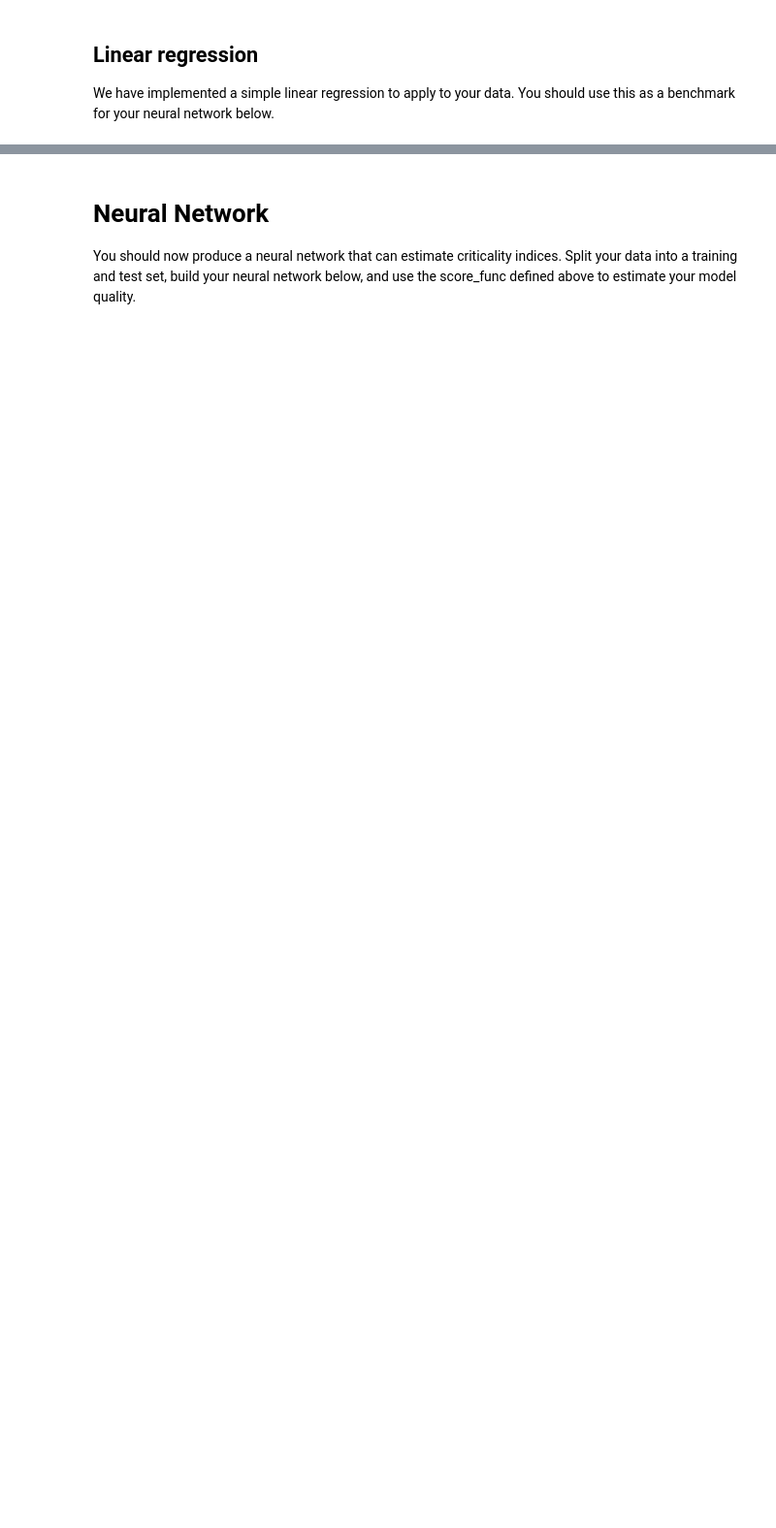
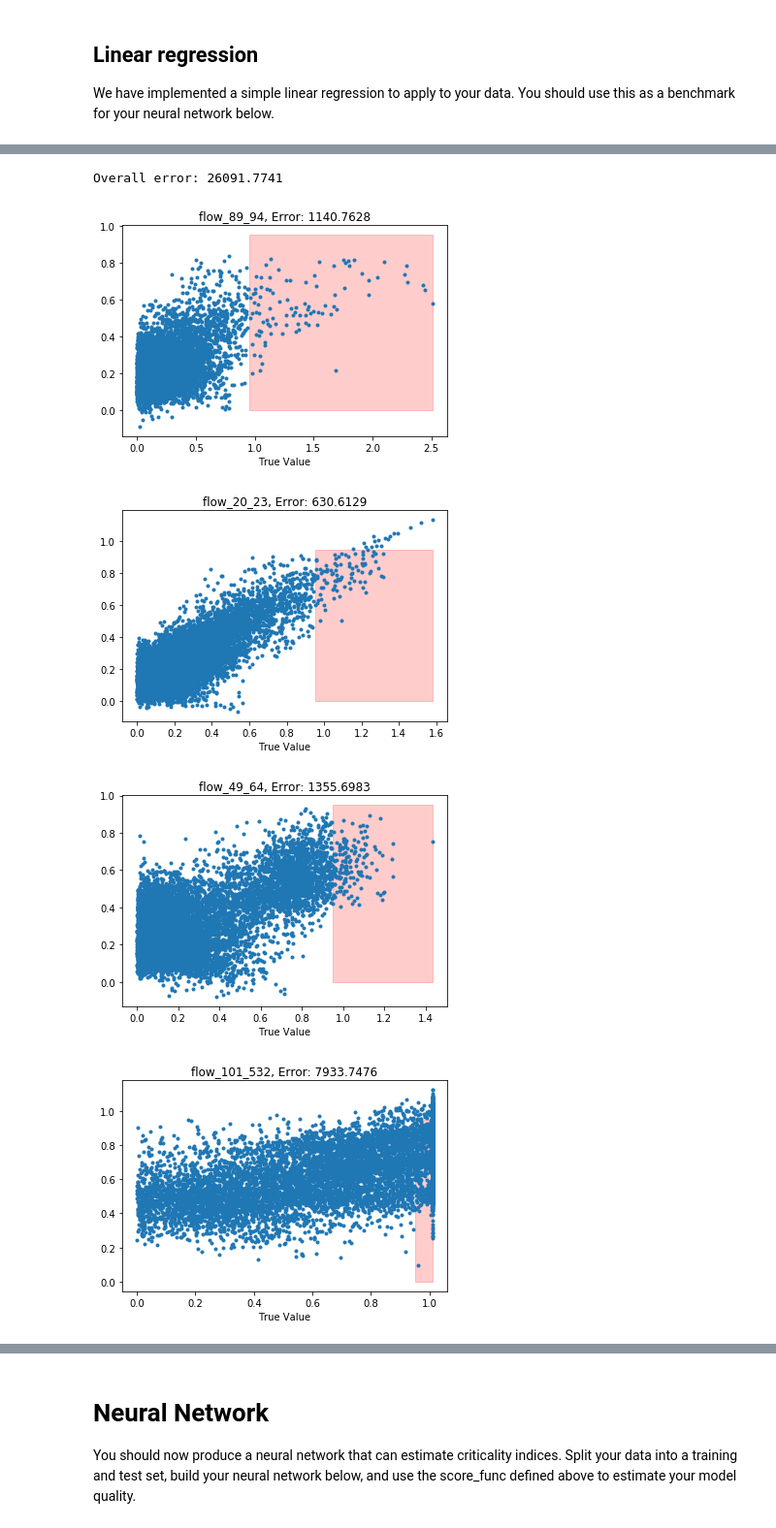
Before and after one commit to pmierzwa/intelligentSystemsDeliverable3, a Jupyter notebook: HI3_modeling.ipynb, the cells around one changed output, grey strips where cells are left out. Shown at 97% size. Cells and saved outputs as stored; diff of their text form; code cells hidden in the pictures; blank space fills up the shorter version.

```diff
--- a/HI3_modeling.ipynb
+++ b/HI3_modeling.ipynb
@@ -41,3 +49,13 @@ FileNotFoundError: File b'reduced_field_data.csv' does not exist
 
 We have implemented a simple linear regression to apply to your data.
 You should use this as a benchmark for your neural network below.
+# %%
+#Because the two dataframes is not the same length
+crit_data2 = crit_data[crit_data.index.isin(field_data['time'])].dropna(axis=0)
+print("Crit_data shape:",crit_data2.shape)
+print("Crit_data2 shape:",crit_data.shape)
+print("Field_data shape:",field_data.shape)
+
+field_data = field_data.drop('time',1)
+
+print("The shapes now fit")
@@ -44,18 +67,24 @@ You should use this as a benchmark for your neural network below.
 # %%
 # The code below implements a linear regression on your data and compares predicted and true values.
 # On the plots there is a red square indicating the areas corresponding to false negatives.
 from sklearn.linear_model import LinearRegression
 lm = LinearRegression()
-lm.fit(field_data,crit_data)
+lm.fit(field_data,crit_data2)
 
 y_pred = lm.predict(field_data)
 for index in range(10):
     plt.figure()
-    plt.fill_between([0.95, crit_data.iloc[:,index].max()], [0.95, 0.95], color='r', alpha=0.2)
-    plt.plot(crit_data.iloc[:,index],y_pred[:,index],'.')
-    error = score_func(y_pred[:,index],crit_data.iloc[:,index])
-    plt.title('{0}, Error: {1:.04f}'.format(crit_data.columns[index], error))
+    plt.fill_between([0.95, crit_data2.iloc[:,index].max()], [0.95, 0.95], color='r', alpha=0.2)
+    plt.plot(crit_data2.iloc[:,index],y_pred[:,index],'.')
+    error = score_func(y_pred[:,index],crit_data2.iloc[:,index])
+    plt.title('{0}, Error: {1:.04f}'.format(crit_data2.columns[index], error))
     plt.xlabel('True Value')
 
 plt.ylabel('Predicted Value')
-print('Overall error: {0:.04f}'.format(score_func(y_pred, crit_data)))
+print('Overall error: {0:.04f}'.format(score_func(y_pred, crit_data2)))
+# %% [output]
+Overall error: 26091.7741
+[figure, added]
+[figure, added]
+[figure, added]
+[figure, added]
```
Also changed, not shown: parts of 12 cells of this notebook, 4 other files.
